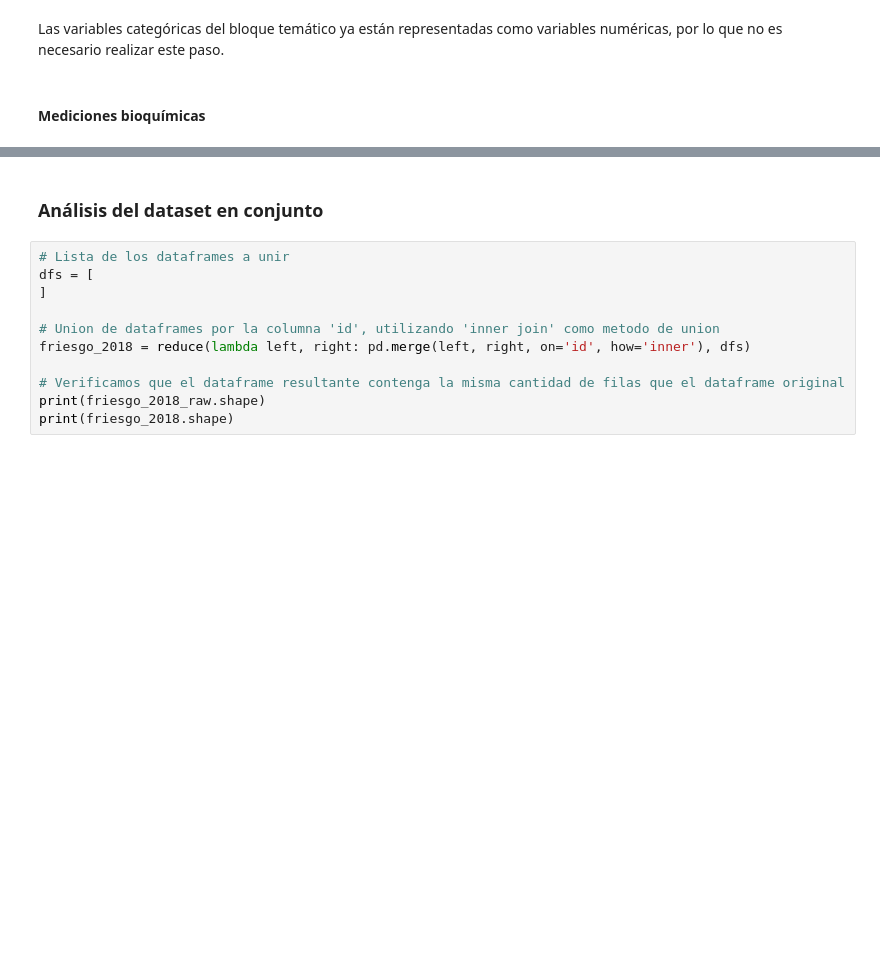
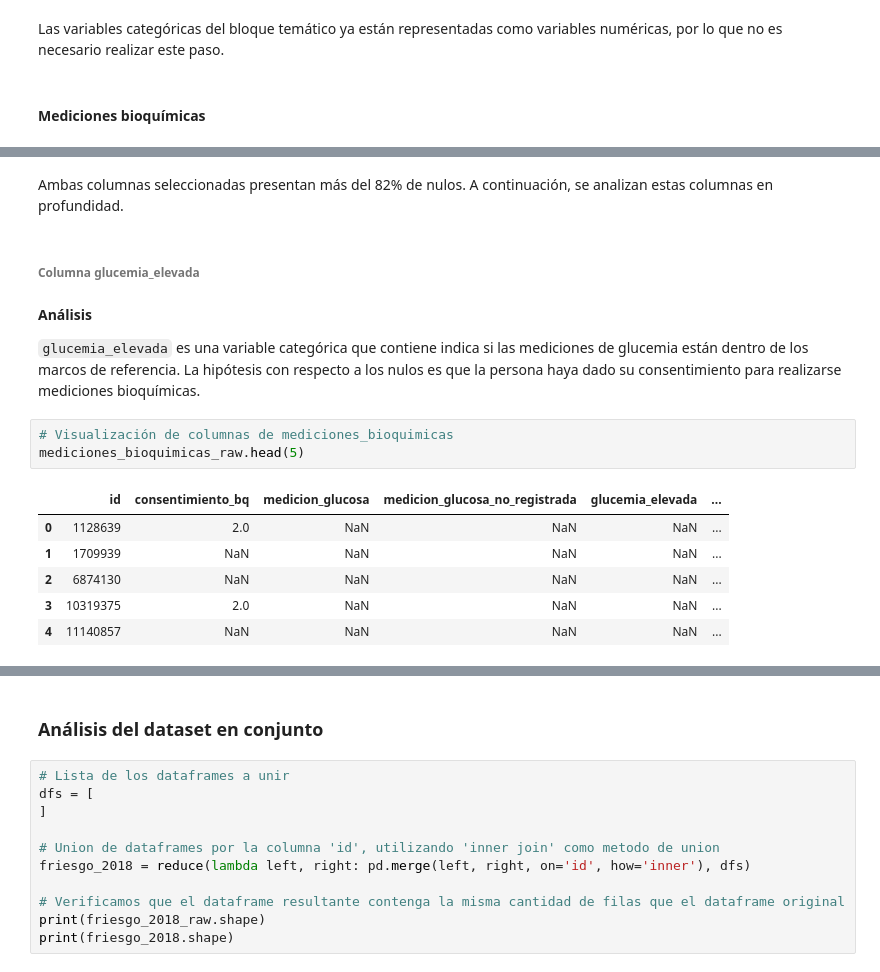
Before and after one commit to Data-Science-YPF/factores_riesgo, a Jupyter notebook: analisisBD.ipynb, the cells around one changed output, grey strips where cells are left out. Cells and saved outputs as stored; diff of their text form; blank space fills up the shorter version.

```diff
--- a/analisisBD.ipynb
+++ b/analisisBD.ipynb
@@ -1308,0 +1392,18 @@ Las variables categóricas del bloque temático ya están representadas como var
+# %% [markdown]
+Ambas columnas seleccionadas presentan más del 82% de nulos. A continuación, se analizan estas columnas en profundidad.
+# %% [markdown]
+###### __Columna glucemia_elevada__
+# %% [markdown]
+__Análisis__
+
+`glucemia_elevada` es una variable categórica que contiene indica si las mediciones de glucemia están dentro de los marcos de referencia. La hipótesis con respecto a los nulos es que la persona haya dado su consentimiento para realizarse mediciones bioquímicas.
+# %%
+# Visualización de columnas de mediciones_bioquimicas
+mediciones_bioquimicas_raw.head(5)
+# %% [output]
+|  | id | consentimiento_bq | medicion_glucosa | medicion_glucosa_no_registrada | glucemia_elevada | ... |
+| 0 | 1128639 | 2.0 | NaN | NaN | NaN | ... |
+| 1 | 1709939 | NaN | NaN | NaN | NaN | ... |
+| 2 | 6874130 | NaN | NaN | NaN | NaN | ... |
+| 3 | 10319375 | 2.0 | NaN | NaN | NaN | ... |
+| 4 | 11140857 | NaN | NaN | NaN | NaN | ... |
```
Also changed, not shown: parts of 32 cells of this notebook, 1 other file.
